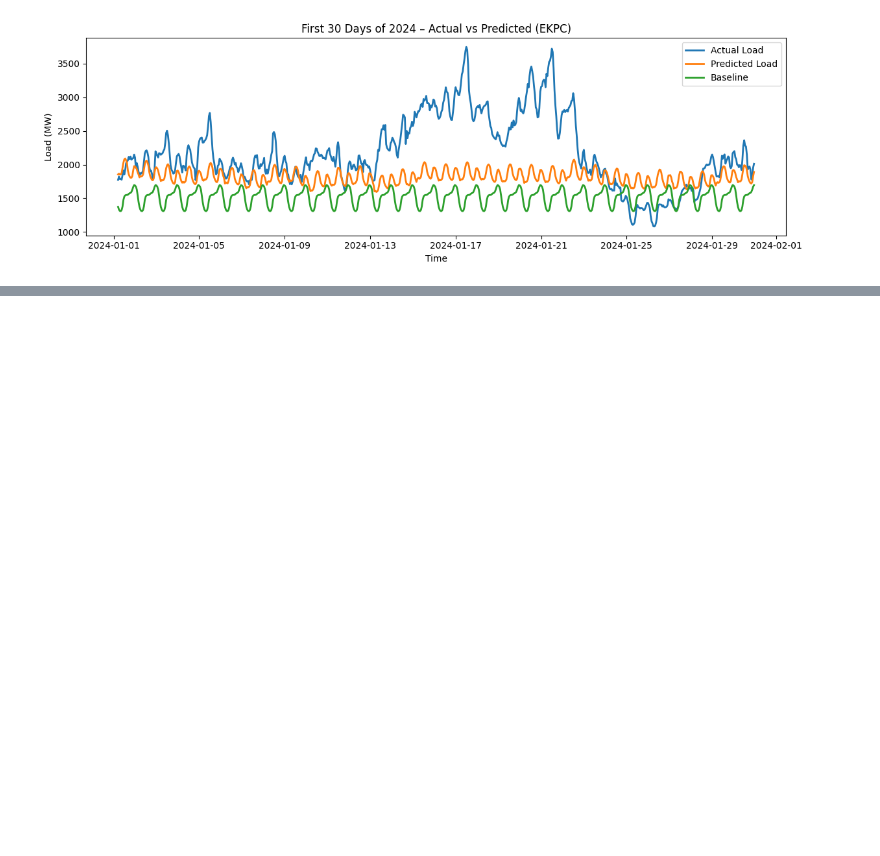
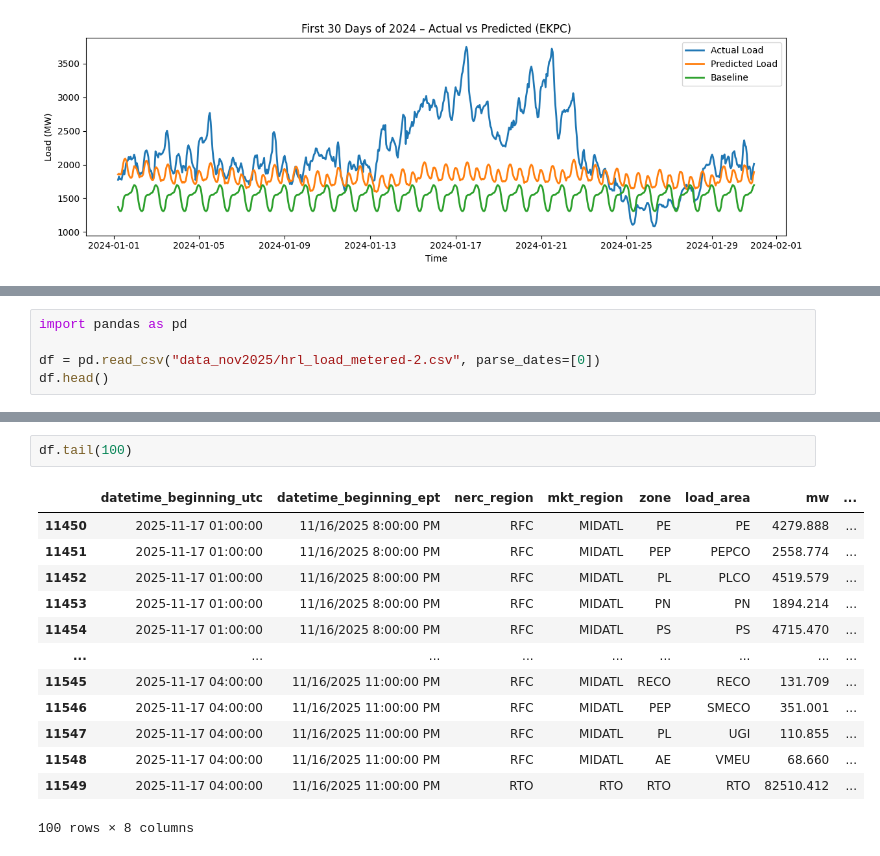
Before and after one commit to seyonghw/604project4, a Jupyter notebook: analyze.ipynb, the cells around one changed output, grey strips where cells are left out. Saved outputs shown, nothing was run; the diff lists cells and outputs as text; blank space fills up the shorter version.

```diff
--- a/analyze.ipynb
+++ b/analyze.ipynb
@@ -427,0 +478,5 @@ plt.show()
+# %%
+import pandas as pd
+
+df = pd.read_csv("data_nov2025/hrl_load_metered-2.csv", parse_dates=[0])
+df.head()
@@ -427,0 +490,16 @@ plt.show()
+# %%
+df.tail(100)
+# %% [output]
+|  | datetime_beginning_utc | datetime_beginning_ept | nerc_region | mkt_region | zone | load_area | mw | ... |
+| 11450 | 2025-11-17 01:00:00 | 11/16/2025 8:00:00 PM | RFC | MIDATL | PE | PE | 4279.888 | ... |
+| 11451 | 2025-11-17 01:00:00 | 11/16/2025 8:00:00 PM | RFC | MIDATL | PEP | PEPCO | 2558.774 | ... |
+| 11452 | 2025-11-17 01:00:00 | 11/16/2025 8:00:00 PM | RFC | MIDATL | PL | PLCO | 4519.579 | ... |
+| 11453 | 2025-11-17 01:00:00 | 11/16/2025 8:00:00 PM | RFC | MIDATL | PN | PN | 1894.214 | ... |
+| 11454 | 2025-11-17 01:00:00 | 11/16/2025 8:00:00 PM | RFC | MIDATL | PS | PS | 4715.470 | ... |
+| ... | ... | ... | ... | ... | ... | ... | ... | ... |
+| 11545 | 2025-11-17 04:00:00 | 11/16/2025 11:00:00 PM | RFC | MIDATL | RECO | RECO | 131.709 | ... |
+| 11546 | 2025-11-17 04:00:00 | 11/16/2025 11:00:00 PM | RFC | MIDATL | PEP | SMECO | 351.001 | ... |
+| 11547 | 2025-11-17 04:00:00 | 11/16/2025 11:00:00 PM | RFC | MIDATL | PL | UGI | 110.855 | ... |
+| 11548 | 2025-11-17 04:00:00 | 11/16/2025 11:00:00 PM | RFC | MIDATL | AE | VMEU | 68.660 | ... |
+| 11549 | 2025-11-17 04:00:00 | 11/16/2025 11:00:00 PM | RTO | RTO | RTO | RTO | 82510.412 | ... |
+100 rows × 8 columns
```
Also changed, not shown: parts of 12 cells of this notebook, 2 other files.
